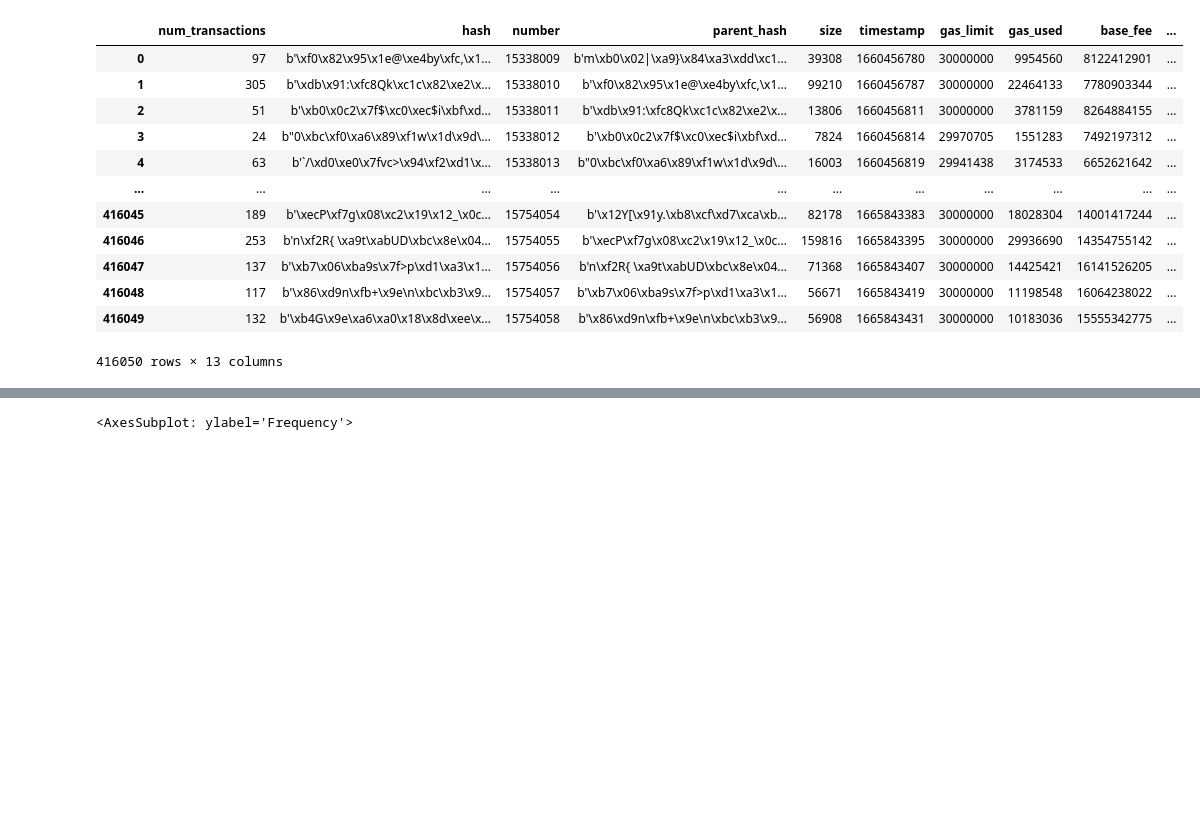
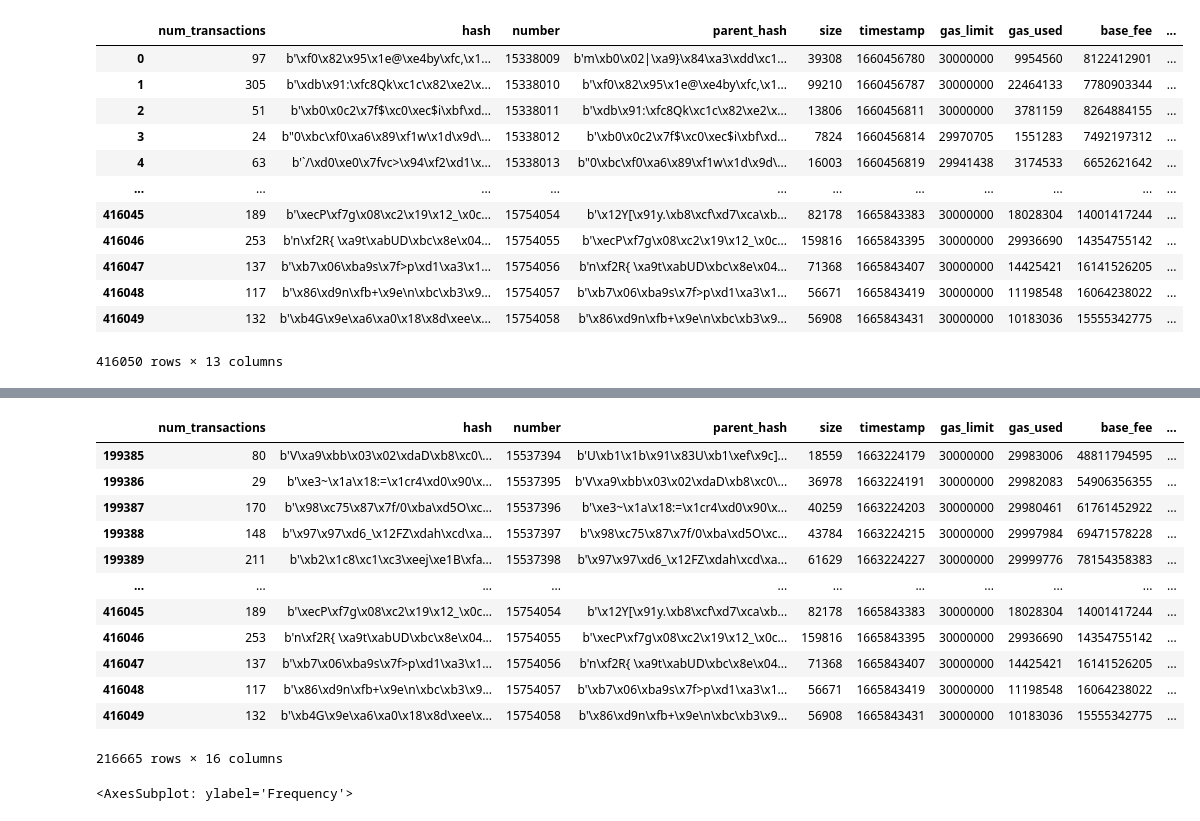
Before and after one commit to fmrmf/merge-challenge, a Jupyter notebook: notebook/blocks.ipynb, the cells around one changed output, grey strips where cells are left out. Saved outputs shown, nothing was run; the diff lists cells and outputs as text; code cells hidden in the pictures; blank space fills up the shorter version.

```diff
--- a/notebook/blocks.ipynb
+++ b/notebook/blocks.ipynb
@@ -96,3 +98,19 @@ qb.plot(x='number', y='dtimestamp', kind='scatter', s=0.1)
+# %%
+qb[qb['difficulty'] == 0]
+# %% [output]
+|  | num_transactions | hash | number | parent_hash | size | timestamp | gas_limit | gas_used | base_fee | ... |
+| 199385 | 80 | b'V\xa9\xbb\x03\x02\xdaD\xb8\xc0\... | 15537394 | b'U\xb1\x1b\x91\x83U\xb1\xef\x9c]... | 18559 | 1663224179 | 30000000 | 29983006 | 48811794595 | ... |
+| 199386 | 29 | b'\xe3~\x1a\x18:=\x1cr4\xd0\x90\x... | 15537395 | b'V\xa9\xbb\x03\x02\xdaD\xb8\xc0\... | 36978 | 1663224191 | 30000000 | 29982083 | 54906356355 | ... |
+| 199387 | 170 | b'\x98\xc75\x87\x7f/0\xba\xd5O\xc... | 15537396 | b'\xe3~\x1a\x18:=\x1cr4\xd0\x90\x... | 40259 | 1663224203 | 30000000 | 29980461 | 61761452922 | ... |
+| 199388 | 148 | b'\x97\x97\xd6_\x12FZ\xdah\xcd\xa... | 15537397 | b'\x98\xc75\x87\x7f/0\xba\xd5O\xc... | 43784 | 1663224215 | 30000000 | 29997984 | 69471578228 | ... |
+| 199389 | 211 | b'\xb2\x1c8\xc1\xc3\xeej\xe1B\xfa... | 15537398 | b'\x97\x97\xd6_\x12FZ\xdah\xcd\xa... | 61629 | 1663224227 | 30000000 | 29999776 | 78154358383 | ... |
+| ... | ... | ... | ... | ... | ... | ... | ... | ... | ... | ... |
+| 416045 | 189 | b'\xecP\xf7g\x08\xc2\x19\x12_\x0c... | 15754054 | b'\x12Y[\x91y.\xb8\xcf\xd7\xca\xb... | 82178 | 1665843383 | 30000000 | 18028304 | 14001417244 | ... |
+| 416046 | 253 | b'n\xf2R{ \xa9t\xabUD\xbc\x8e\x04... | 15754055 | b'\xecP\xf7g\x08\xc2\x19\x12_\x0c... | 159816 | 1665843395 | 30000000 | 29936690 | 14354755142 | ... |
+| 416047 | 137 | b'\xb7\x06\xba9s\x7f>p\xd1\xa3\x1... | 15754056 | b'n\xf2R{ \xa9t\xabUD\xbc\x8e\x04... | 71368 | 1665843407 | 30000000 | 14425421 | 16141526205 | ... |
+| 416048 | 117 | b'\x86\xd9n\xfb+\x9e\n\xbc\xb3\x9... | 15754057 | b'\xb7\x06\xba9s\x7f>p\xd1\xa3\x1... | 56671 | 1665843419 | 30000000 | 11198548 | 16064238022 | ... |
+| 416049 | 132 | b'\xb4G\x9e\xa6\xa0\x18\x8d\xee\x... | 15754058 | b'\x86\xd9n\xfb+\x9e\n\xbc\xb3\x9... | 56908 | 1665843431 | 30000000 | 10183036 | 15555342775 | ... |
+216665 rows × 16 columns
 # %%
 # plot distribution of block times before merge
 qb[qb['number'] < merge_block_number].plot(y='dtimestamp', kind='hist', bins=200, color='C1', edgecolor='k', label='block time (pre-merge)')
```
Also changed, not shown: parts of 19 cells of this notebook, 5 other files.
